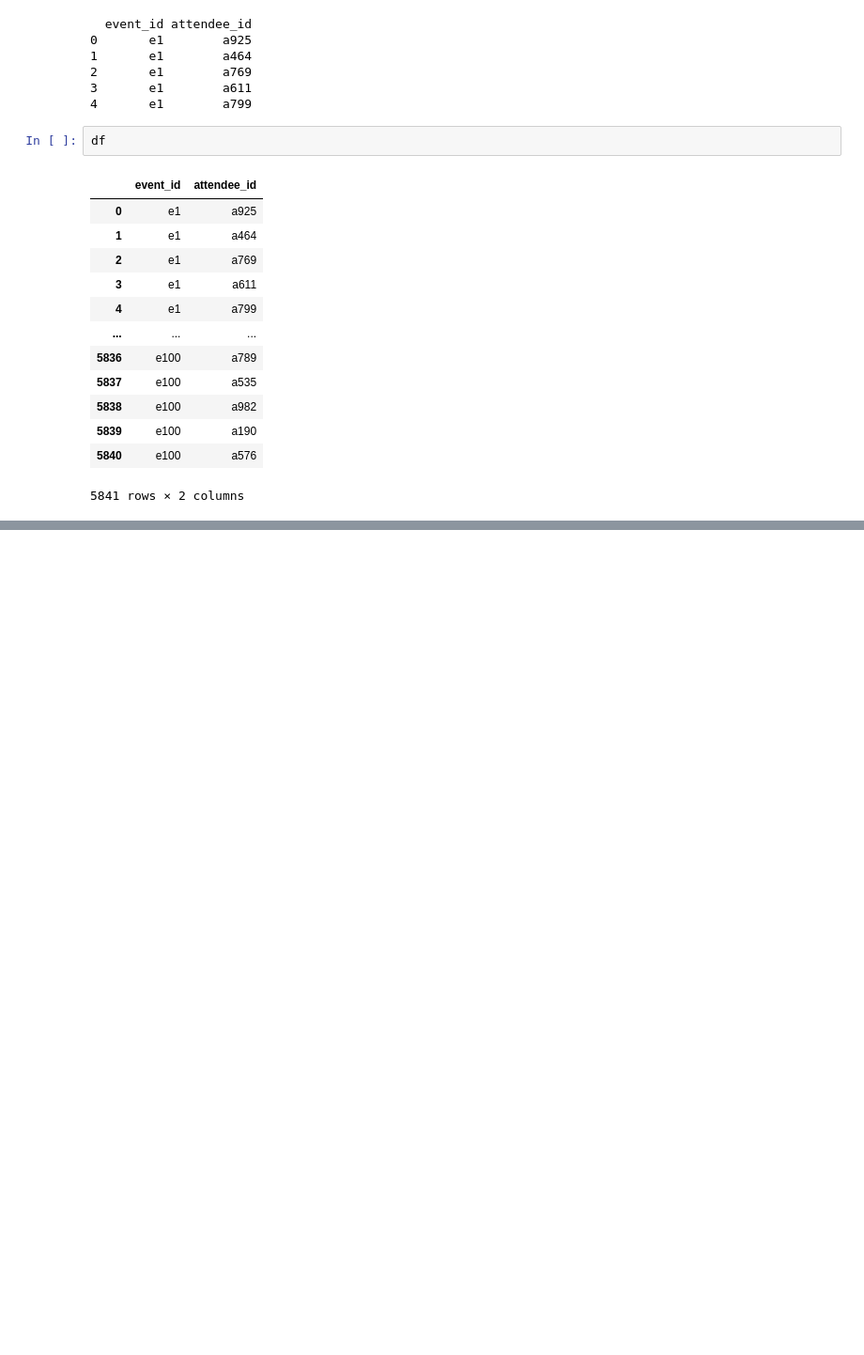
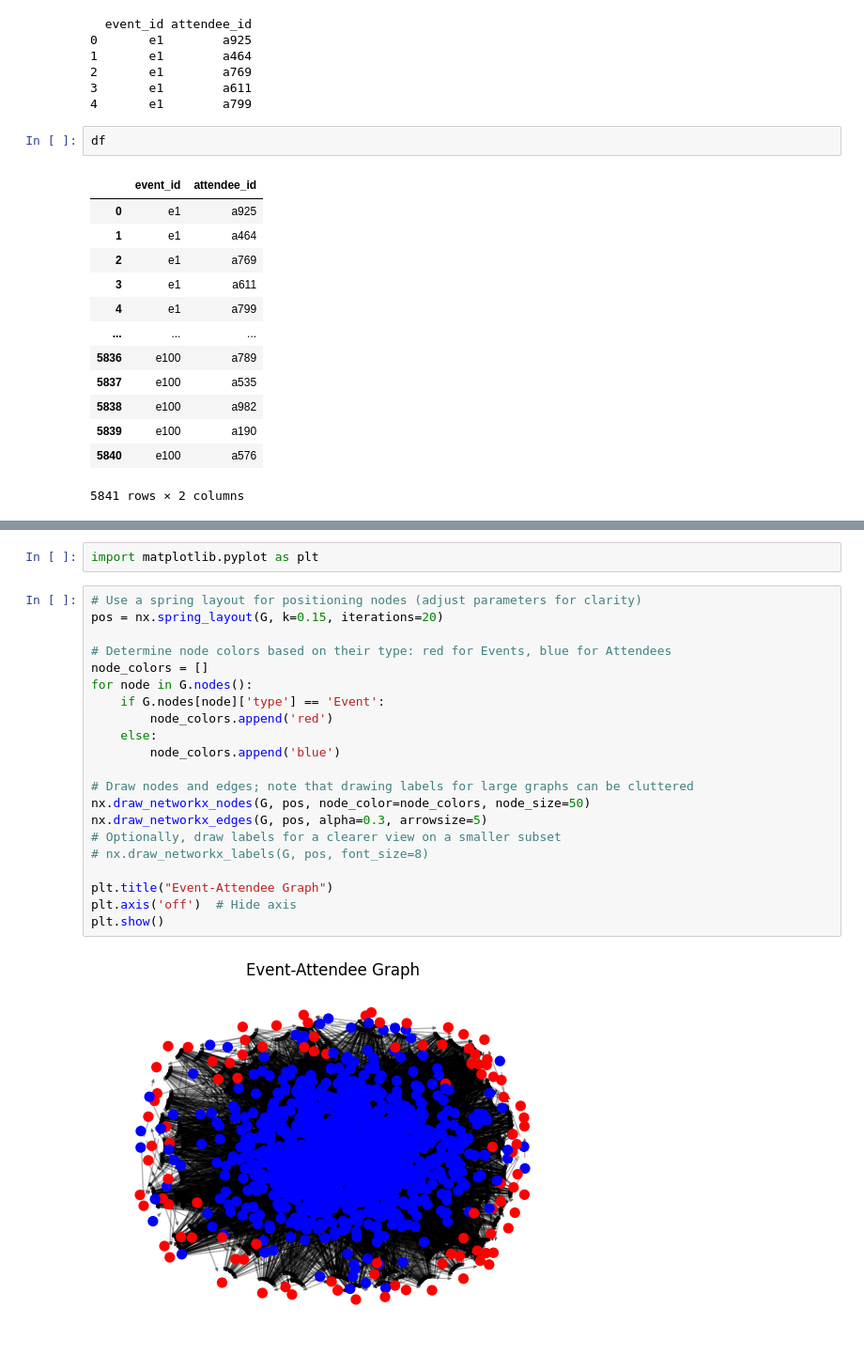
Before and after one commit to wumarc/bagel-hack, a Jupyter notebook: GraphDatabaseCreation.ipynb, the cells around one changed output, grey strips where cells are left out. Shown at 94% size. Cells and saved outputs as stored; diff of their text form; blank space fills up the shorter version.

Commit message:
graph dataset

```diff
--- a/GraphDatabaseCreation.ipynb
+++ b/GraphDatabaseCreation.ipynb
@@ -63,0 +104,25 @@ df
+# %%
+import matplotlib.pyplot as plt
+# %%
+# Use a spring layout for positioning nodes (adjust parameters for clarity)
+pos = nx.spring_layout(G, k=0.15, iterations=20)
+
+# Determine node colors based on their type: red for Events, blue for Attendees
+node_colors = []
+for node in G.nodes():
+    if G.nodes[node]['type'] == 'Event':
+        node_colors.append('red')
+    else:
+        node_colors.append('blue')
+
+# Draw nodes and edges; note that drawing labels for large graphs can be cluttered
+nx.draw_networkx_nodes(G, pos, node_color=node_colors, node_size=50)
+nx.draw_networkx_edges(G, pos, alpha=0.3, arrowsize=5)
+# Optionally, draw labels for a clearer view on a smaller subset
+# nx.draw_networkx_labels(G, pos, font_size=8)
+
+plt.title("Event-Attendee Graph")
+plt.axis('off')  # Hide axis
+plt.show()
+# %% [output]
+[figure, added]
```
Also changed, not shown: parts of 3 cells of this notebook, 1 other file.
